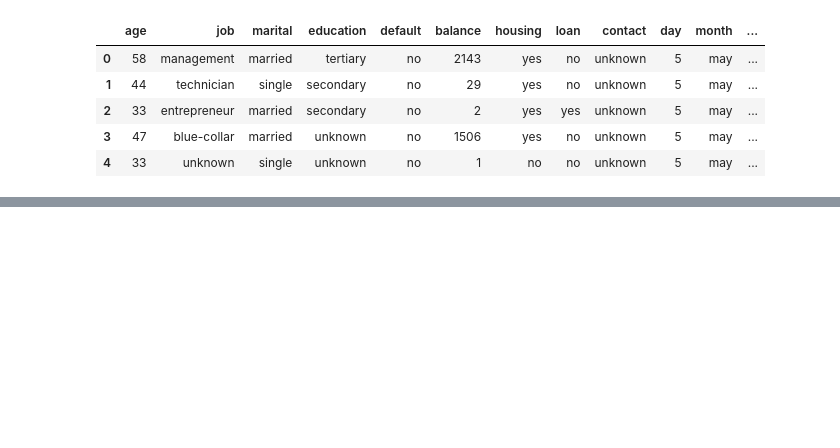
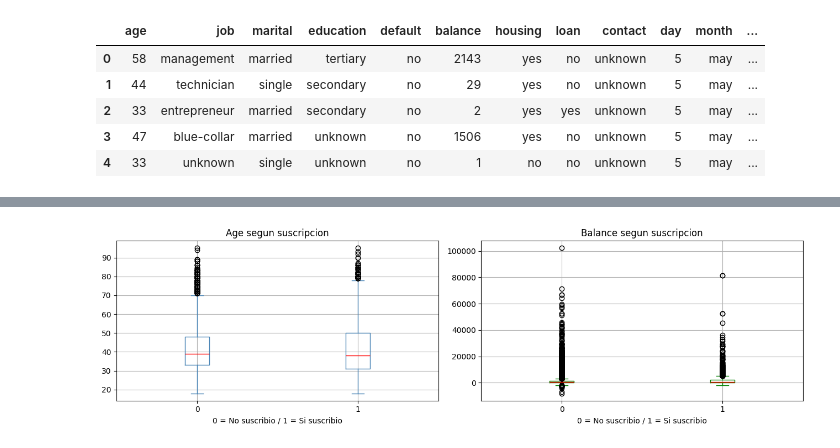
Before and after one commit to eleacos/DS-Online-Elena-Acosta, a Jupyter notebook: 04_Machine_Learning/Sprint_11/Unidad_01_ML_Supervisado_Arboles_de_Decision/03_Practica_Obligatoria/18_Practica_Obligatoria_Arboles_de_Decision.ipynb, the cells around one changed output, grey strips where cells are left out. Cells and saved outputs as stored; diff of their text form; code cells hidden in the pictures; blank space fills up the shorter version.

```diff
--- a/04_Machine_Learning/Sprint_11/Unidad_01_ML_Supervisado_Arboles_de_Decision/03_Practica_Obligatoria/18_Practica_Obligatoria_Arboles_de_Decision.ipynb
+++ b/04_Machine_Learning/Sprint_11/Unidad_01_ML_Supervisado_Arboles_de_Decision/03_Practica_Obligatoria/18_Practica_Obligatoria_Arboles_de_Decision.ipynb
@@ -949,0 +207,20 @@ Prueba a modificar el criterio del número de features seleccionadas para ver en
+# %%
+fig, axes = plt.subplots(1, 2, figsize=(13, 4))
+
+train_set.boxplot(column="age", by=target, ax=axes[0],
+                  boxprops=dict(color="steelblue"), medianprops=dict(color="red"),
+                  whiskerprops=dict(color="steelblue"), capprops=dict(color="steelblue"))
+axes[0].set_title("Age segun suscripcion")
+axes[0].set_xlabel("0 = No suscribio / 1 = Si suscribio")
+
+train_set.boxplot(column="balance", by=target, ax=axes[1],
+                  boxprops=dict(color="green"), medianprops=dict(color="red"),
+                  whiskerprops=dict(color="green"), capprops=dict(color="green"))
+axes[1].set_title("Balance segun suscripcion")
+axes[1].set_xlabel("0 = No suscribio / 1 = Si suscribio")
+
+plt.suptitle("")
+plt.tight_layout()
+plt.show()
+# %% [output]
+[figure, added]
```
Also changed, not shown: parts of 154 cells of this notebook.
